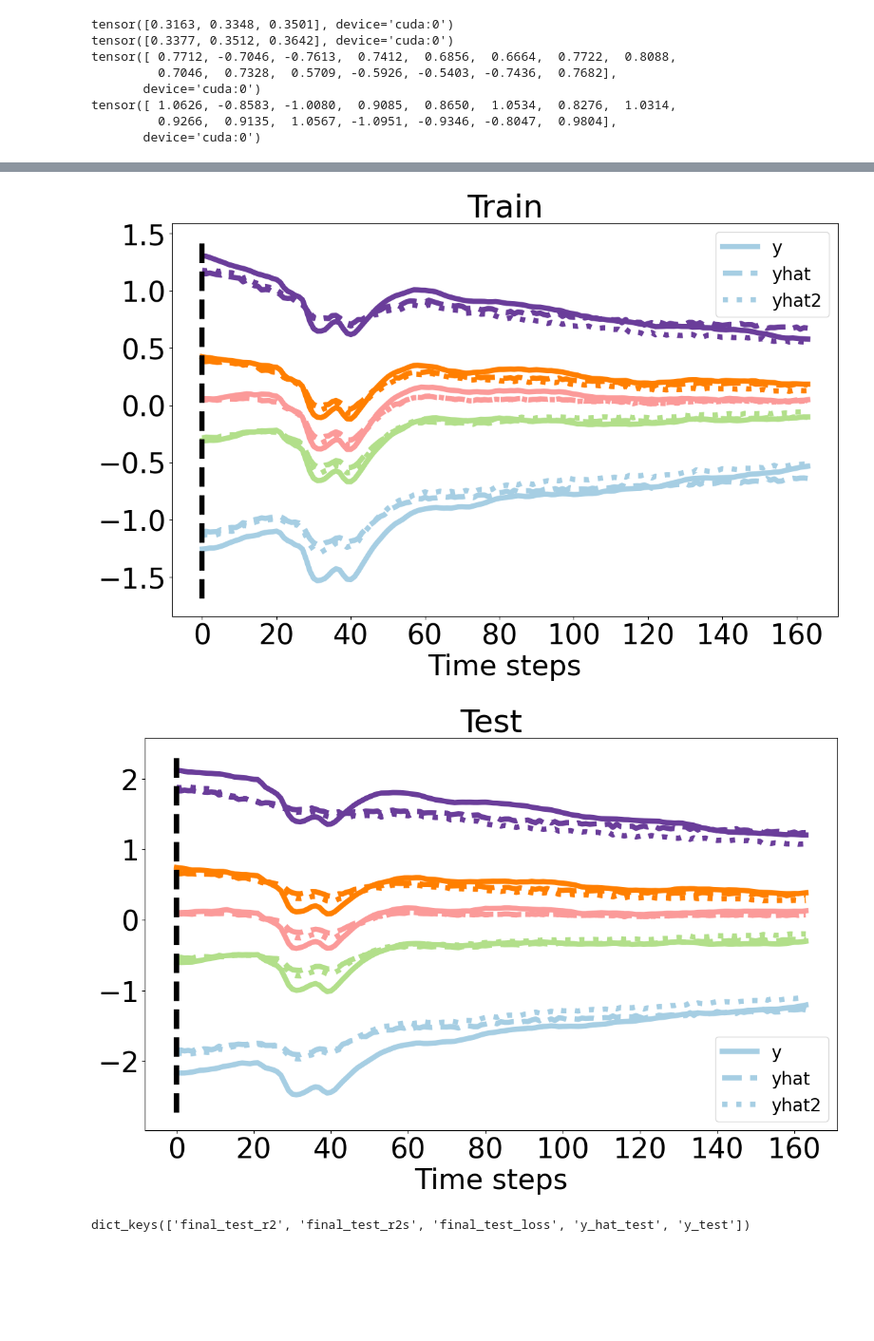
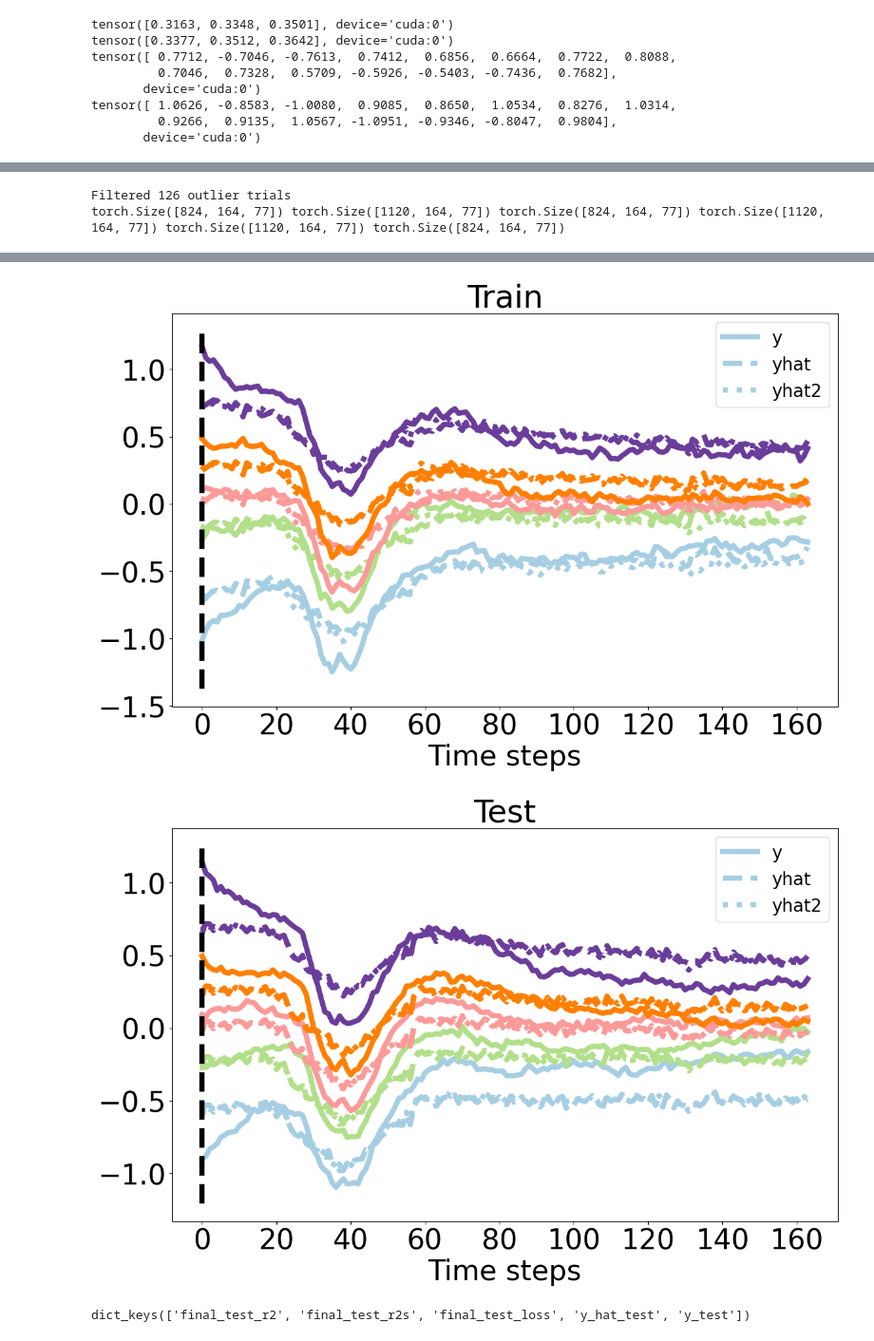
Before and after one commit to mmattb/py-tbfm, a Jupyter notebook: train_multisession_all2.ipynb, the cells around one changed output, grey strips where cells are left out. Shown: that part at 95% size. Saved outputs shown, nothing was run; the diff lists cells and outputs as text; code cells hidden in the pictures; blank space fills up the shorter version.

```diff
--- a/train_multisession_all2.ipynb
+++ b/train_multisession_all2.ipynb
@@ -18,7 +18,7 @@ import torch
 import matplotlib.pyplot as plt
 
 from tbfm import dataset
-from tbfm import film
+from tbfm import meta
 from tbfm import multisession
 from tbfm import utils
 
@@ -38,7 +38,7 @@ with initialize_config_dir(config_dir=str(conf_dir), version_base=None):
 DEVICE = "cuda" #cfg.device
 WINDOW_SIZE = cfg.data.trial_len
 NUM_HELD_OUT_SESSIONS = cfg.training.num_held_out_sessions
-TWO_STAGE = True
+TWO_STAGE = False
 # %%
 # Okay, now a stim data loader...
 # held_in_session_ids=["MonkeyG_20150925_Session2_S1", "MonkeyJ_20160630_Session3_S1", "MonkeyG_20150917_Session1_M1"]   # 10ms, 10ms, 10ms
@@ -396,27 +370,0 @@ b_enc                          grad_norm=7.1509e-03, weight_norm=1.0489e-01, rat
-# %%
-d = "."
-f = [os.path.join(d, _f) for _f in os.listdir(d) if _f.startswith("res_") and _f.endswith(".torch")]
-res = []
-for _f in f:
-    r = torch.load(_f)
-    res.append((r["final_test_r2"], _f))
-res.sort()
-
-for rr in res[-10:]:
-    print(rr)
-
-# (0.4557589888572693, './res_0.07_17_70_10.0.torch')
-# (0.4561246633529663, './res_0.05_12_50_10.0.torch')
-# (0.45635348558425903, './res_0.01_17_70_10.0.torch')
-# (0.4564235210418701, './res_0.07_17_70_1000.torch')
-# (0.4569217562675476, './res_0.05_17_50_10.0.torch')
-# (0.45701655745506287, './res_0.05_17_50_1000.torch')
-# (0.4574051797389984, './res_0.05_20_70_1000.torch')
-# (0.4576779007911682, './res_0.05_15_50_1000.torch')
-# (0.45774632692337036, './res_0.05_15_70_1000.torch')
-# (0.4579020142555237, './res_0.05_17_70_10.0.torch')
-
-# Fro 0.05
-# num_bases 17
-# latent dim 70
-# clip_grad None
@@ -499,5 +436,5 @@ tensor([-0.5812, -0.5836, -0.5919, -0.6043, -0.6289, -0.6439, -0.6515, -0.6666,
 # %%
-def graph_for_sid_tta(sid, results, results_tta, data_train, model, new_stim_embeddings, cfg, support_size=300, cidx=32):
+def graph_for_sid_tta(sid, results, results_tta, data_train, model, new_stim_embeddings, support_size=300, cidx=32):
     from tbfm import test
 
     y_hats = results['y_hat'][sid].detach().cpu()
@@ -513,6 +450,7 @@ def graph_for_sid_tta(sid, results, results_tta, data_train, model, new_stim_emb
         dt = {sid: next(iter(data_train))[sid]}
         dt = utils.move_batch(dt, device=DEVICE)
 
+
         # Apply outlier filtering to match training behavior
         dt, filter_stats = utils.filter_batch_outliers(dt, model.norms, cfg)
         if cfg.training.use_outlier_filtering:
@@ -523,6 +461,8 @@ def graph_for_sid_tta(sid, results, results_tta, data_train, model, new_stim_emb
         new_d = (d[0][support_size:], d[1][support_size:], y_norm[support_size:])
         dt = {sid: new_d}
         y_hats2 = model(dt, embeddings_rest=embeddings_rest, embeddings_stim=new_stim_embeddings)[sid]
+
+    print(y_hats.shape, y_hats_test.shape, y.shape, y_test.shape, y_hats_test2.shape, y_hats2.shape)
 
     _y = []
     _yhat = []
@@ -545,5 +485,9 @@ def graph_for_sid_tta(sid, results, results_tta, data_train, model, new_stim_emb
     test.graph_state_dependency(y, y_hats, yhat2=y_hats2, title="Train", runway_length=0, ch=cidx)
     test.graph_state_dependency(y_test, y_hats_test, yhat2=y_hats_test2, title="Test", runway_length=0, ch=cidx)
 
-graph_for_sid_tta('MonkeyG_20150925_Session2_S1', results, results_tta, data_train, ms, new_stim_embeddings, cfg, cidx=30)
+# graph_for_sid_tta('MonkeyG_20150925_Session2_S1', results, results_tta, data_train, ms, new_stim_embeddings, cidx=30)
+# graph_for_sid('MonkeyJ_20160630_Session3_S1', results)
+graph_for_sid_tta('MonkeyJ_20160426_Session2_S1', results, results_tta, data_train, ms, new_stim_embeddings, cidx=30)
 # %% [output]
+Filtered 126 outlier trials
+torch.Size([824, 164, 77]) torch.Size([1120, 164, 77]) torch.Size([824, 164, 77]) torch.Size([1120, 164, 77]) torch.Size([1120, 164, 77]) torch.Size([824, 164, 77])
@@ -551,5 +495,5 @@ graph_for_sid_tta('MonkeyG_20150925_Session2_S1', results, results_tta, data_tra
-[figure, old version]
+[figure, new version]
-[figure, old version]
+[figure, new version]
 # %%
 print(results.keys())
 # %% [output]
```
Also changed, not shown: parts of 13 cells of this notebook, 6 other files.
